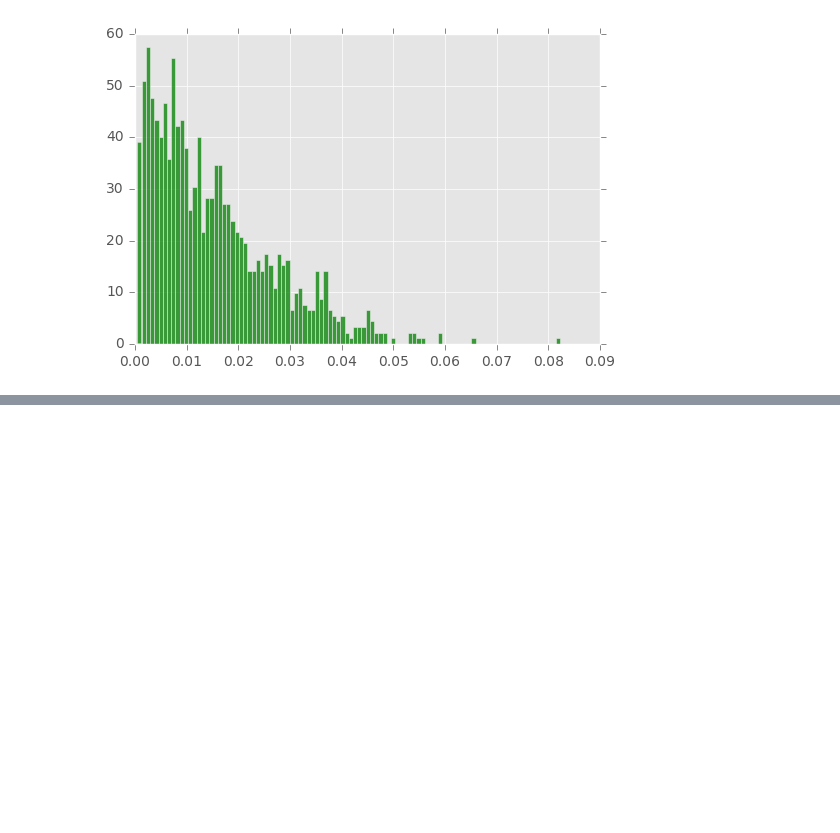
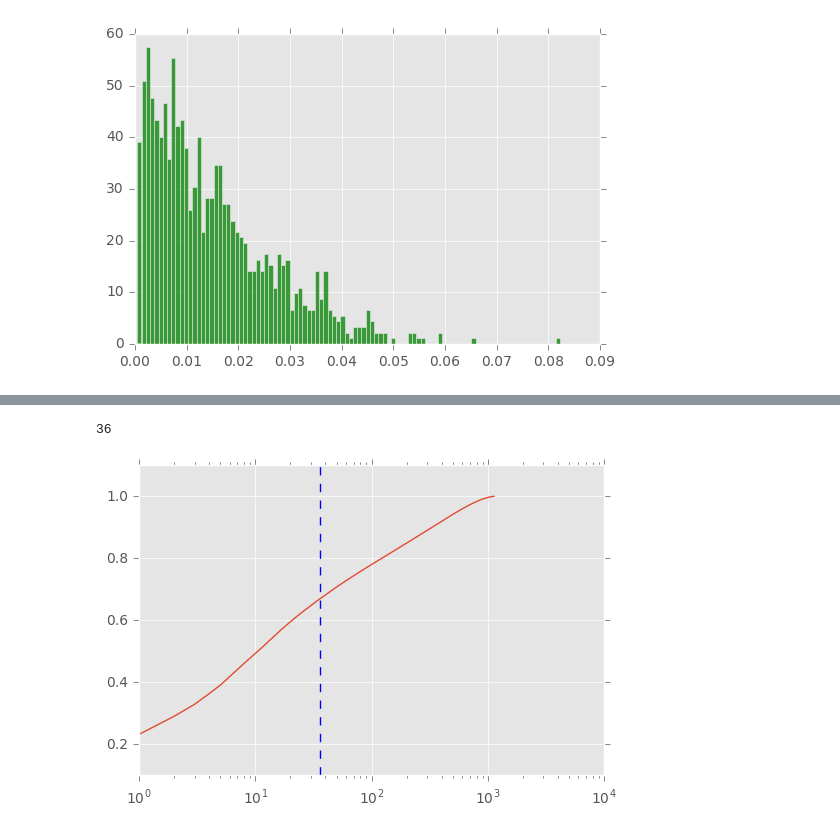
Before and after one commit to aurlien/friendship_paradox, a Jupyter notebook: lab3/ix-lab3/lab3-dimred.ipynb, the cells around one changed output, grey strips where cells are left out. Saved outputs shown, nothing was run; the diff lists cells and outputs as text; code cells hidden in the pictures; blank space fills up the shorter version.

```diff
--- a/lab3/ix-lab3/lab3-dimred.ipynb
+++ b/lab3/ix-lab3/lab3-dimred.ipynb
@@ -291,0 +199,15 @@ transformed.first()
+# %%
+# For example, how many principal directions do you need to capture 2/3 of the variability in the data?
+most_significant_principal_directions = [ n for n,i in enumerate(cumulative) if i<(1-(2./3) ) ][0]
+most_significant_principal_directions
+# %% [output]
+36
+# %%
+#TODO describe axes and title
+
+cumulative = (np.cumsum(eigvalues_plot) / np.sum(eigvalues))
+plt.semilogx(cumulative)
+plt.axvline(most_significant_principal_directions, linestyle='dashed')
+plt.show()
+# %% [output]
+[figure, added]
```
Also changed, not shown: parts of 40 cells of this notebook.
